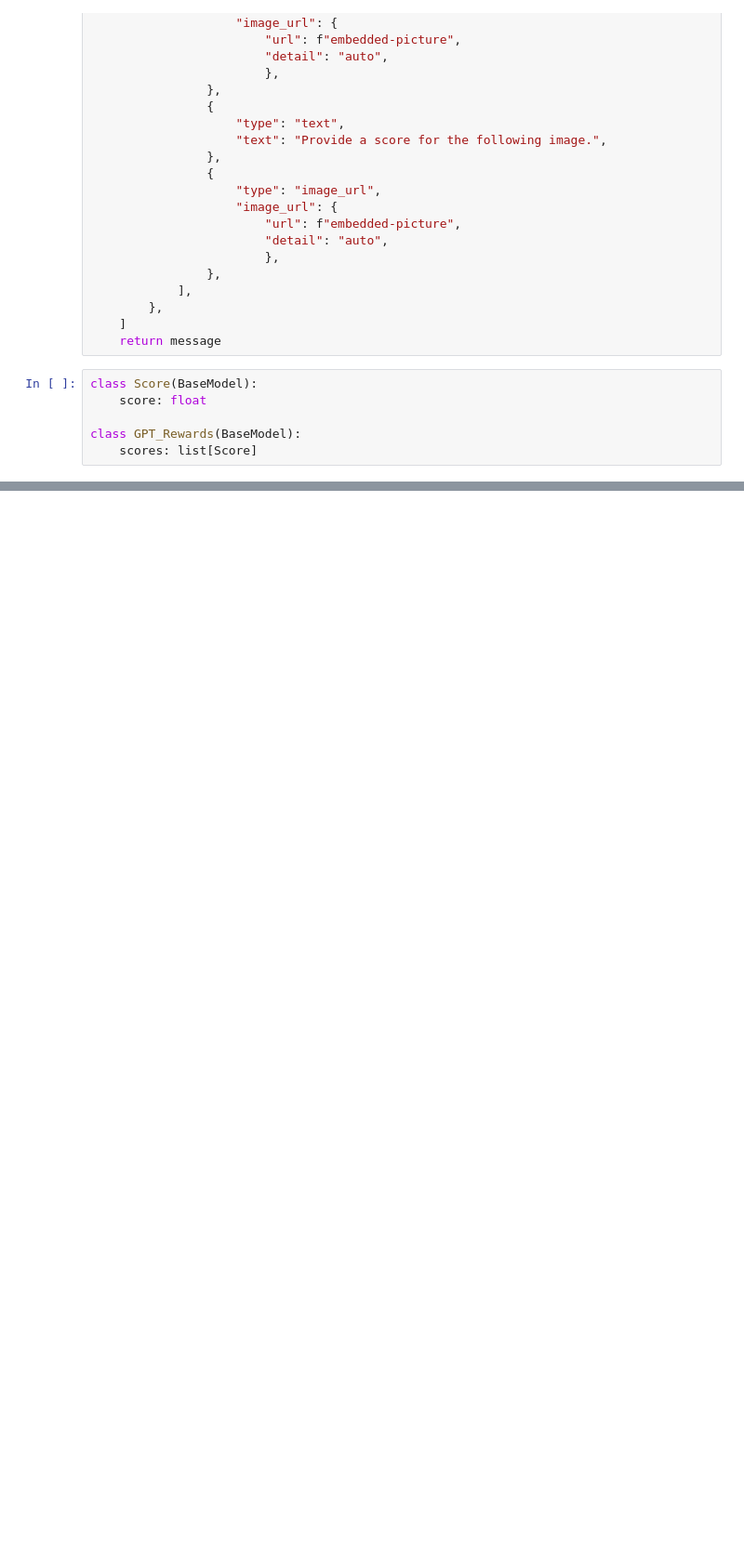
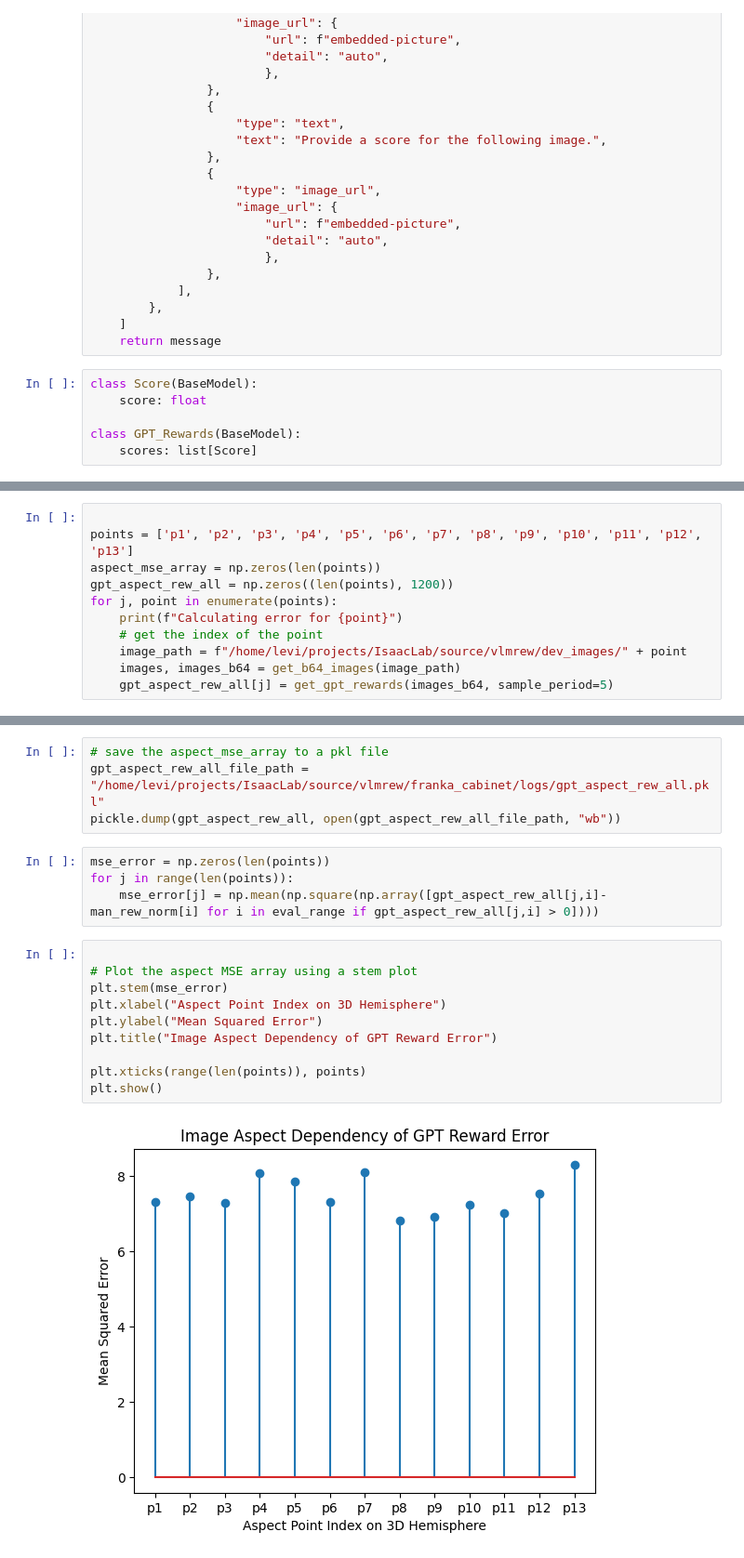
Before and after one commit to levi-kennedy/IsaacLab, a Jupyter notebook: source/vlmrew/franka_cabinet/gpt_experiments.ipynb, the cells around one changed output, grey strips where cells are left out. Shown: that part at 93% size. Drawn from its saved outputs; the diff is of its cells as text; blank space fills up the shorter version.

```diff
--- a/source/vlmrew/franka_cabinet/gpt_experiments.ipynb
+++ b/source/vlmrew/franka_cabinet/gpt_experiments.ipynb
@@ -153,0 +300,11 @@ plt.show()
+# %%
+
+points = ['p1', 'p2', 'p3', 'p4', 'p5', 'p6', 'p7', 'p8', 'p9', 'p10', 'p11', 'p12', 'p13']
+aspect_mse_array = np.zeros(len(points))
+gpt_aspect_rew_all = np.zeros((len(points), 1200))
+for j, point in enumerate(points):
+    print(f"Calculating error for {point}")
+    # get the index of the point
+    image_path = f"/home/levi/projects/IsaacLab/source/vlmrew/dev_images/" + point
+    images, images_b64 = get_b64_images(image_path)
+    gpt_aspect_rew_all[j] = get_gpt_rewards(images_b64, sample_period=5)
@@ -153,0 +325,20 @@ plt.show()
+# %%
+# save the aspect_mse_array to a pkl file
+gpt_aspect_rew_all_file_path = "/home/levi/projects/IsaacLab/source/vlmrew/franka_cabinet/logs/gpt_aspect_rew_all.pkl"
+pickle.dump(gpt_aspect_rew_all, open(gpt_aspect_rew_all_file_path, "wb"))
+# %%
+mse_error = np.zeros(len(points))
+for j in range(len(points)):
+    mse_error[j] = np.mean(np.square(np.array([gpt_aspect_rew_all[j,i]-man_rew_norm[i] for i in eval_range if gpt_aspect_rew_all[j,i] > 0])))
+# %%
+
+# Plot the aspect MSE array using a stem plot
+plt.stem(mse_error)
+plt.xlabel("Aspect Point Index on 3D Hemisphere")
+plt.ylabel("Mean Squared Error")
+plt.title("Image Aspect Dependency of GPT Reward Error")
+
+plt.xticks(range(len(points)), points)
+plt.show()
+# %% [output]
+[figure, added]
```
Also changed, not shown: parts of 25 cells of this notebook, 2 other files.
